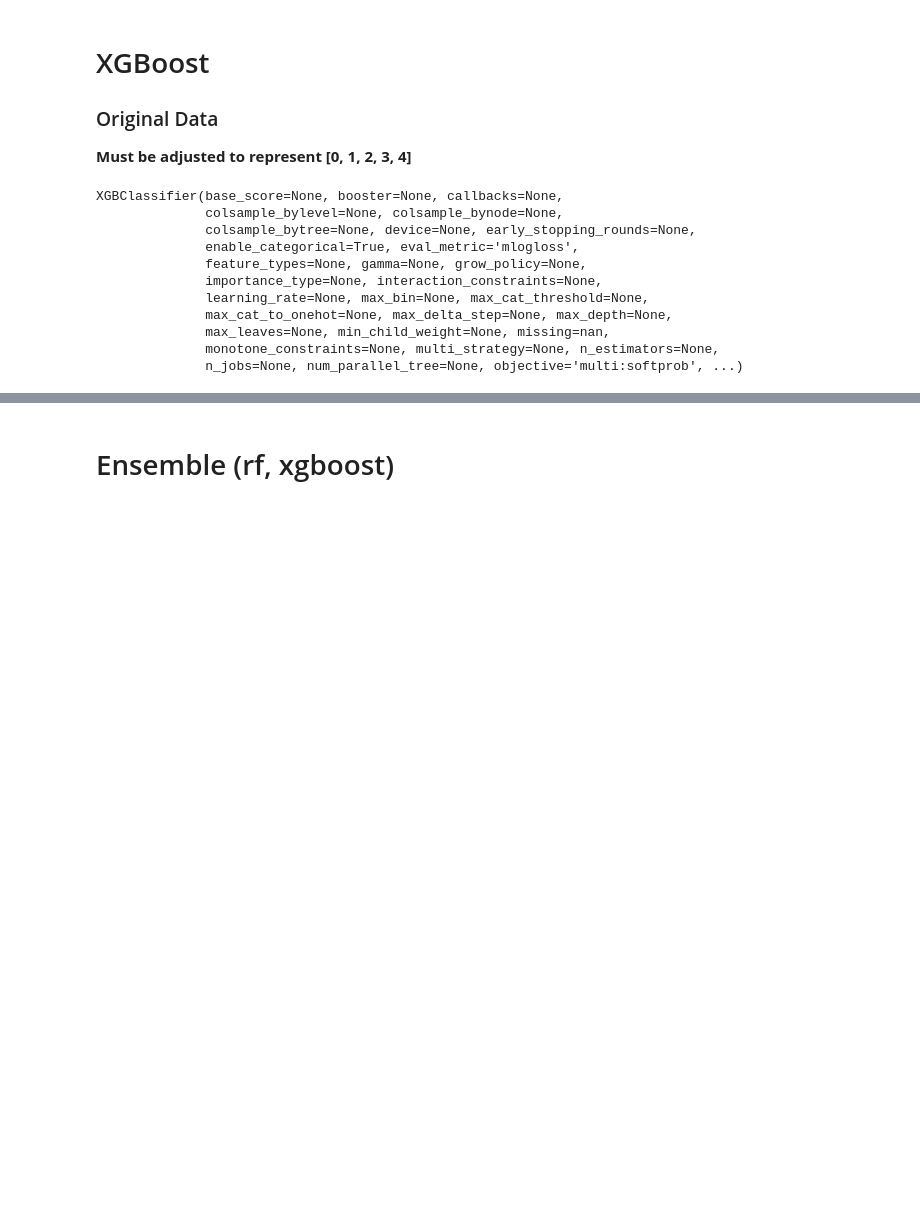
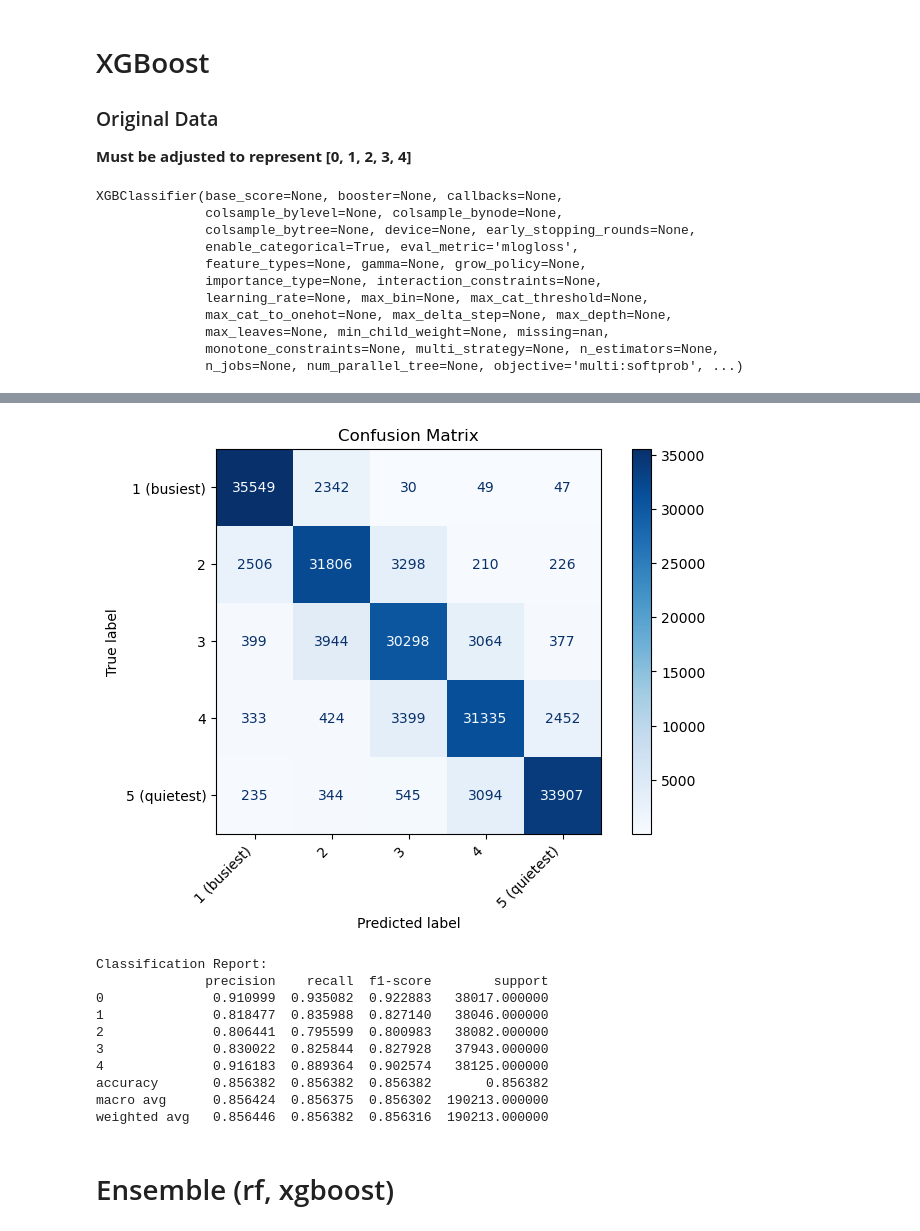
Before and after one commit to Southwick-Adam/ClearPathNYC, a Jupyter notebook: data/data_modelling/subway_modelling.ipynb, the cells around one changed output, grey strips where cells are left out. Saved outputs shown, nothing was run; the diff lists cells and outputs as text; code cells hidden in the pictures; blank space fills up the shorter version.

```diff
--- a/data/data_modelling/subway_modelling.ipynb
+++ b/data/data_modelling/subway_modelling.ipynb
@@ -178,2 +246,18 @@ weighted avg   0.823731  0.826519  0.824808  126809.000000
+# %%
+y_pred_weighted_xgb = xgb.predict(X_test_weighted_adjusted)
+
+evaluate_model(y_test_weighted_adjusted, y_pred_weighted_xgb)
+# %% [output]
+[figure, added]
+Classification Report:
+              precision    recall  f1-score        support
+0              0.910999  0.935082  0.922883   38017.000000
+1              0.818477  0.835988  0.827140   38046.000000
+2              0.806441  0.795599  0.800983   38082.000000
+3              0.830022  0.825844  0.827928   37943.000000
+4              0.916183  0.889364  0.902574   38125.000000
+accuracy       0.856382  0.856382  0.856382       0.856382
+macro avg      0.856424  0.856375  0.856302  190213.000000
+weighted avg   0.856446  0.856382  0.856316  190213.000000
 # %% [markdown]
 # Ensemble (rf, xgboost)
```
Also changed, not shown: parts of 35 cells of this notebook, 7 other files.
